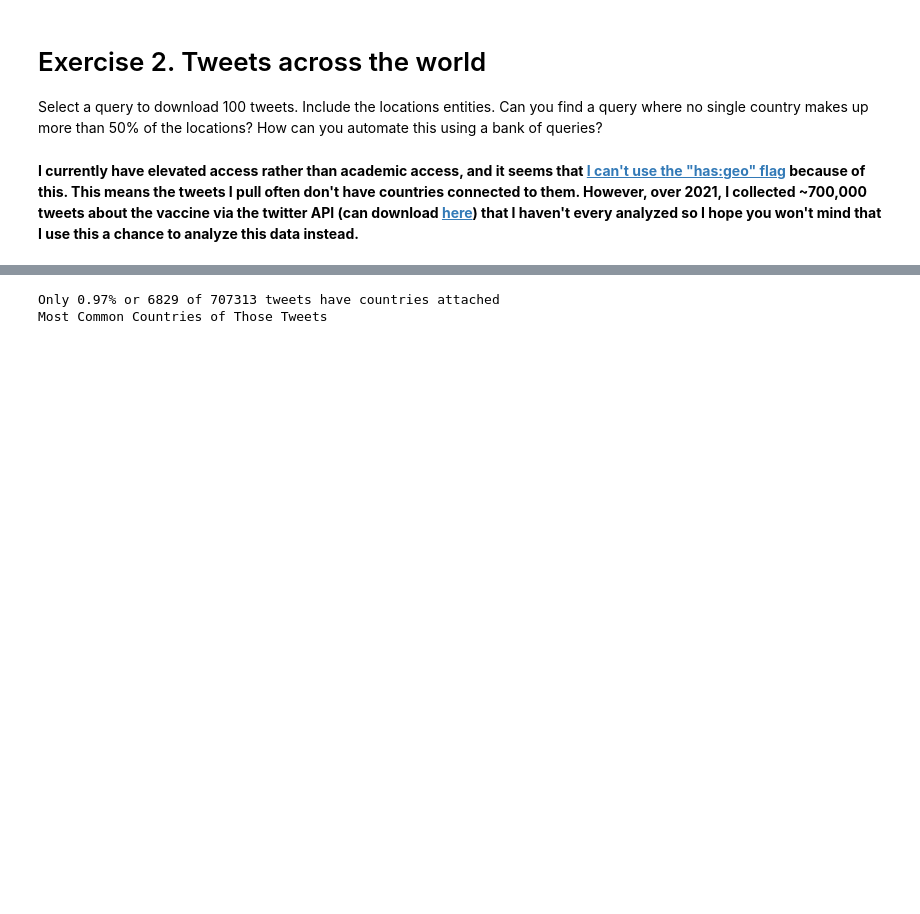
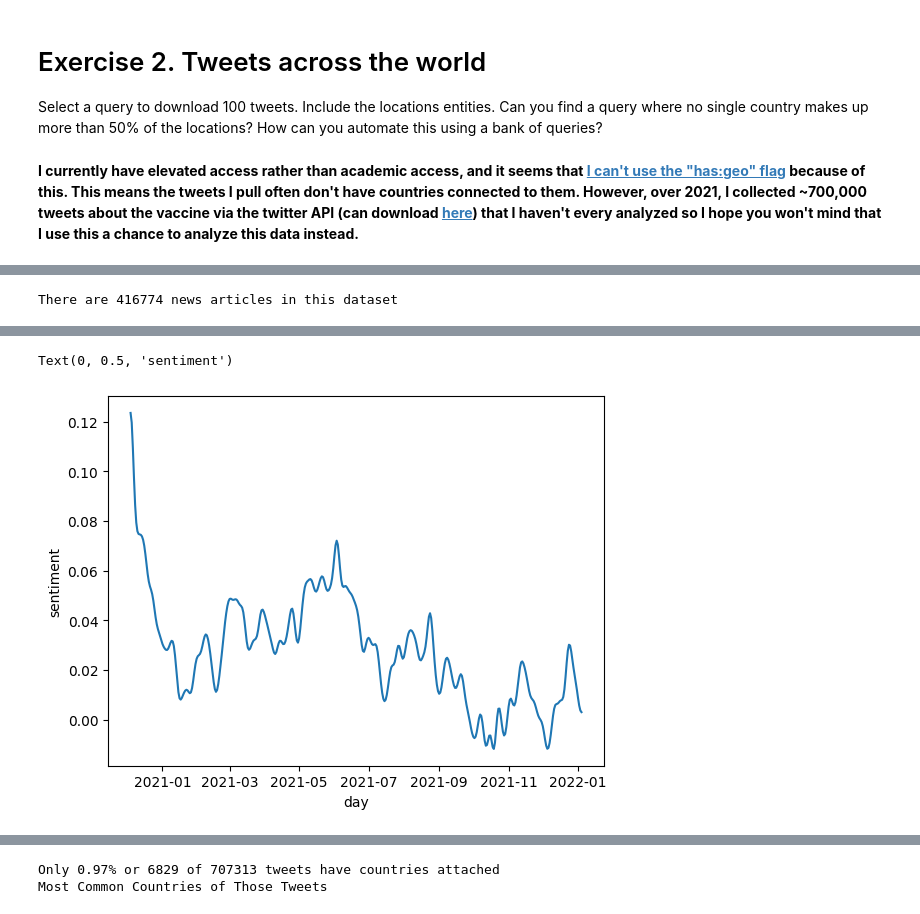
Before and after one commit to matthewbbone/FSDS22, a Jupyter notebook: formatives/Ch07ExercisesBone.ipynb, the cells around one changed output, grey strips where cells are left out. Cells and saved outputs as stored; diff of their text form; code cells hidden in the pictures; blank space fills up the shorter version.

```diff
--- a/formatives/Ch07ExercisesBone.ipynb
+++ b/formatives/Ch07ExercisesBone.ipynb
@@ -140 +142,21 @@ Text(0, 0.5, 'sentiment')
 [figure]
+# %%
+news_df = pd.read_csv('../data/hourly.csv')
+news_df = news_df[['id', 'title', 'link', 'published']].drop_duplicates()
+news_df['sentiment'] = news_df['title'].map(lambda x: sia.polarity_scores(re.sub('[^a-zA-Z ]', '', x).lower())['compound'] if isinstance(x, str) else None)
+news_df.to_csv('sentiment_news.csv')
+print(f"There are {len(news_df)} news articles in this dataset")
+display(news_df.head(5))
+
+news_df['published_day'] = news_df['published'].map(
+    lambda x: dateutil.parser.parse(x).date())
+daily_news_df = news_df[['published_day', 'sentiment']].groupby(
+    'published_day').agg({'sentiment': ['min', 'max', 'mean']})
+
+smoothed_news = smooth_timeseries(daily_news_df, 10)
+
+plt.plot(daily_news_df.index, smoothed_news)
+plt.xlabel('day')
+plt.ylabel('sentiment')
+# %% [output]
+There are 416774 news articles in this dataset
@@ -140,0 +169,2 @@ Text(0, 0.5, 'sentiment')
+Text(0, 0.5, 'sentiment')
+[figure, added]
```
Also changed, not shown: parts of 4 cells of this notebook, 5 other files.
